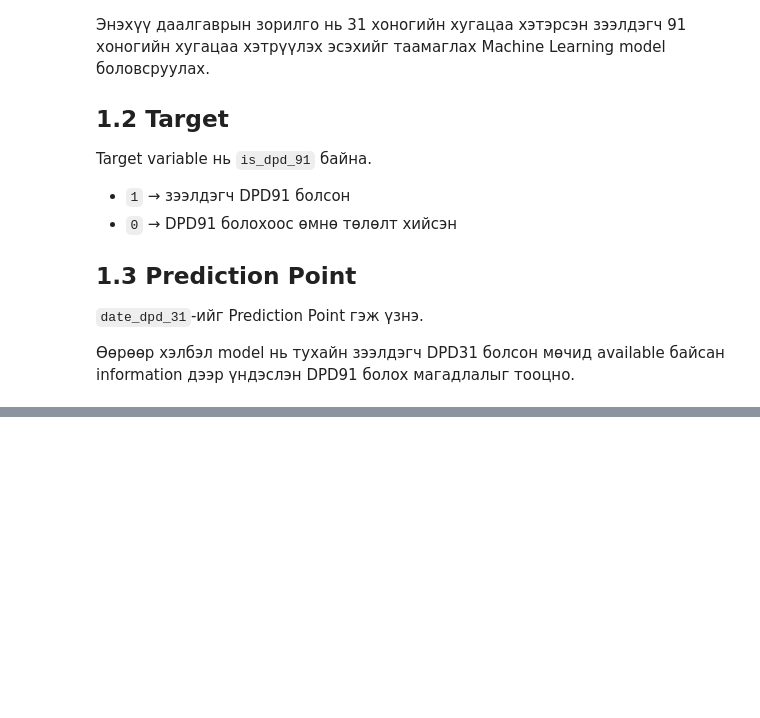
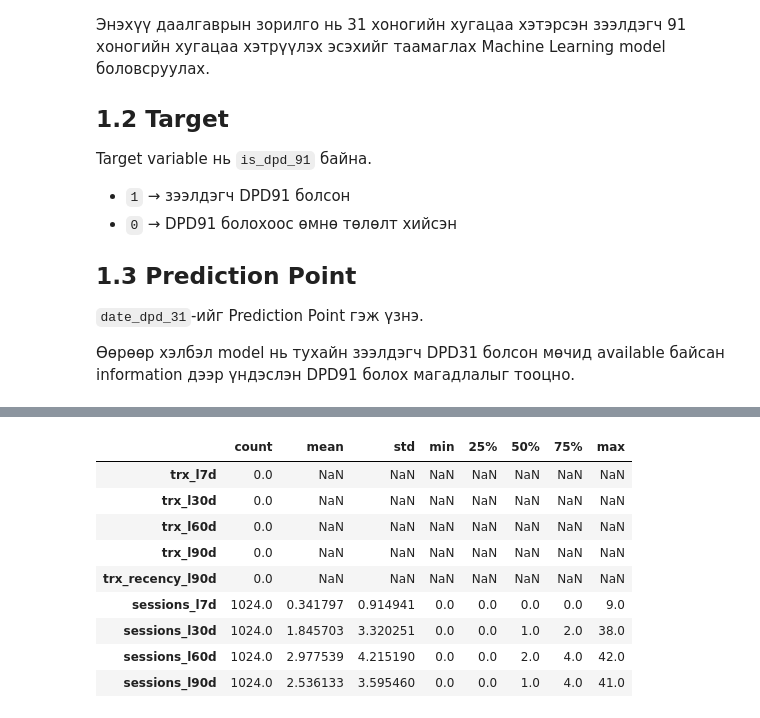
Before and after one commit to Khishigjargal42/toki_ds_task, a Jupyter notebook: notebooks/01_Toki_DPD91_Model.ipynb, the cells around one changed output, grey strips where cells are left out. Drawn from its saved outputs; the diff is of its cells as text; code cells hidden in the pictures; blank space fills up the shorter version.

Commit message:
missing pattern observation

```diff
--- a/notebooks/01_Toki_DPD91_Model.ipynb
+++ b/notebooks/01_Toki_DPD91_Model.ipynb
@@ -29,10 +31,13 @@ import numpy as np
 import matplotlib.pyplot as plt
 import seaborn as sns
 
-import os
-
 FILE_PATH = "../data/raw/Toki Data Scientist task.xlsx"
 
-print("File exists:", os.path.exists(FILE_PATH))
-print("File path:", os.path.abspath(FILE_PATH))
+user_list = pd.read_excel(
+    FILE_PATH,
+    sheet_name="user_list",
+    engine="openpyxl"
+)
+
+print("Shape:", user_list.shape)
 # %% [output]
@@ -54,0 +340,32 @@ Sheets:
+# %%
+trx_missing_profile = (
+    user_list[user_list["trx_l7d"].isna()]
+    [
+        [
+            "trx_l7d",
+            "trx_l30d",
+            "trx_l60d",
+            "trx_l90d",
+            "trx_recency_l90d",
+            "sessions_l7d",
+            "sessions_l30d",
+            "sessions_l60d",
+            "sessions_l90d"
+        ]
+    ]
+    .describe()
+    .T
+)
+
+trx_missing_profile
+# %% [output]
+|  | count | mean | std | min | 25% | 50% | 75% | max |
+| trx_l7d | 0.0 | NaN | NaN | NaN | NaN | NaN | NaN | NaN |
+| trx_l30d | 0.0 | NaN | NaN | NaN | NaN | NaN | NaN | NaN |
+| trx_l60d | 0.0 | NaN | NaN | NaN | NaN | NaN | NaN | NaN |
+| trx_l90d | 0.0 | NaN | NaN | NaN | NaN | NaN | NaN | NaN |
+| trx_recency_l90d | 0.0 | NaN | NaN | NaN | NaN | NaN | NaN | NaN |
+| sessions_l7d | 1024.0 | 0.341797 | 0.914941 | 0.0 | 0.0 | 0.0 | 0.0 | 9.0 |
+| sessions_l30d | 1024.0 | 1.845703 | 3.320251 | 0.0 | 0.0 | 1.0 | 2.0 | 38.0 |
+| sessions_l60d | 1024.0 | 2.977539 | 4.215190 | 0.0 | 0.0 | 2.0 | 4.0 | 42.0 |
+| sessions_l90d | 1024.0 | 2.536133 | 3.595460 | 0.0 | 0.0 | 1.0 | 4.0 | 41.0 |
```
Also changed, not shown: parts of 22 cells of this notebook.
